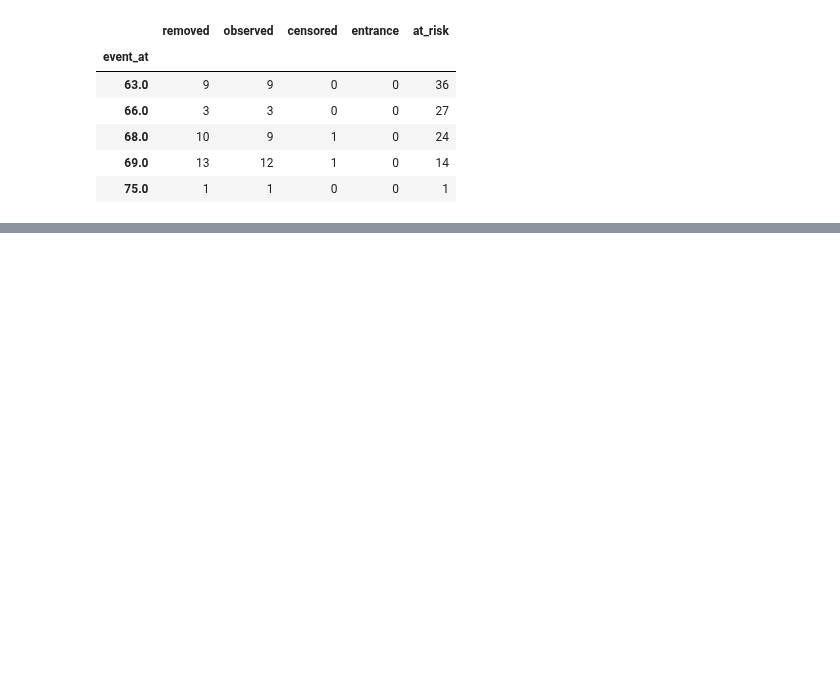
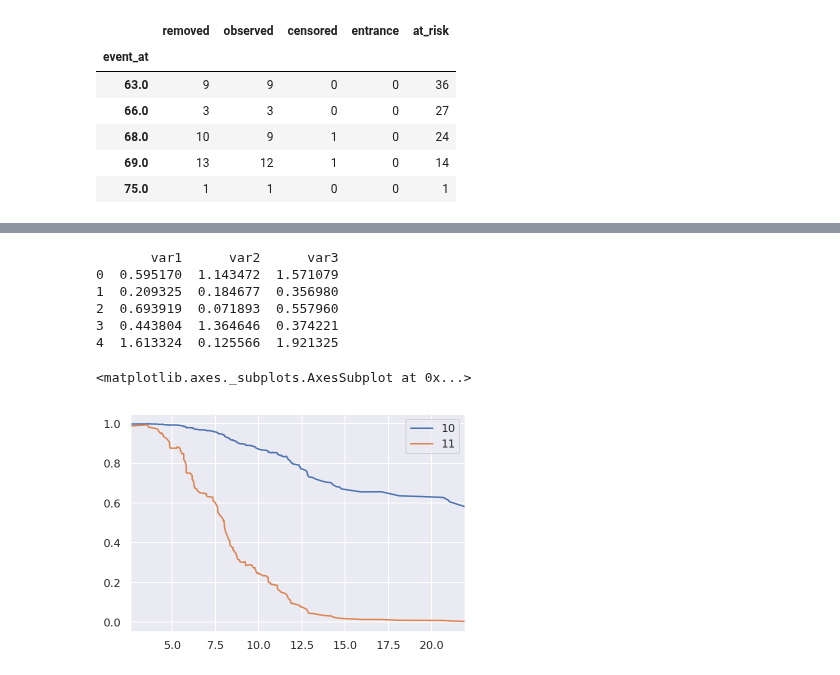
Before and after one commit to masakiaota/study, a Jupyter notebook: tutorial/lifelines/01_quickstart.ipynb, the cells around one changed output, grey strips where cells are left out. Saved outputs shown, nothing was run; the diff lists cells and outputs as text; code cells hidden in the pictures; blank space fills up the shorter version.

```diff
--- a/tutorial/lifelines/01_quickstart.ipynb
+++ b/tutorial/lifelines/01_quickstart.ipynb
@@ -186,0 +242,6 @@ table.tail()
+# %%
+# Using Aalen's Additive model
+from lifelines import AalenAdditiveFitter
+aaf = AalenAdditiveFitter(fit_intercept=False)
+aaf.fit(regression_dataset, 'T', event_col='E')
+aaf.print_summary()
@@ -186,0 +260,14 @@ table.tail()
+# %%
+X = regression_dataset.drop(['E', 'T'], axis=1)
+print(X.head())
+aaf.predict_survival_function(X.iloc[10:12]).plot()  # get the unique survival functions of two subjects
+# 各サンプルに対して曲線が得られるのか...
+# %% [output]
+       var1      var2      var3
+0  0.595170  1.143472  1.571079
+1  0.209325  0.184677  0.356980
+2  0.693919  0.071893  0.557960
+3  0.443804  1.364646  0.374221
+4  1.613324  0.125566  1.921325
+<matplotlib.axes._subplots.AxesSubplot at 0x...>
+[figure, added]
```
Also changed, not shown: parts of 11 cells of this notebook.
